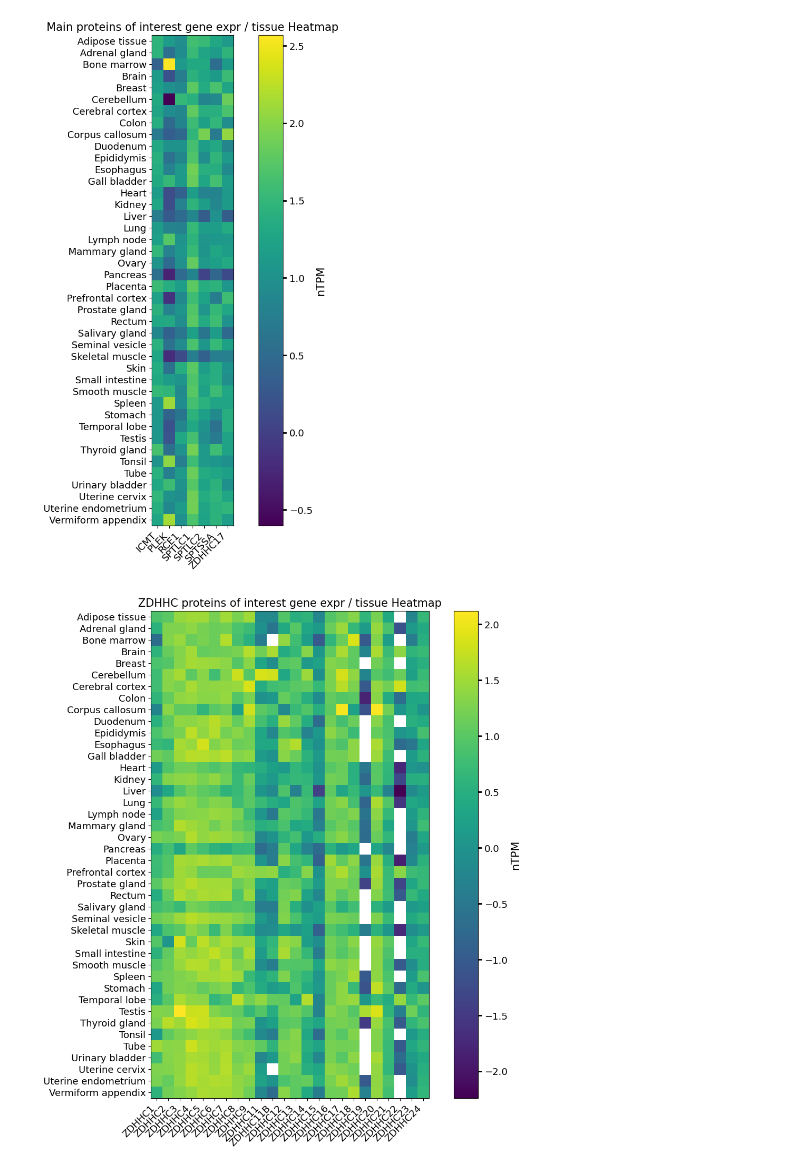
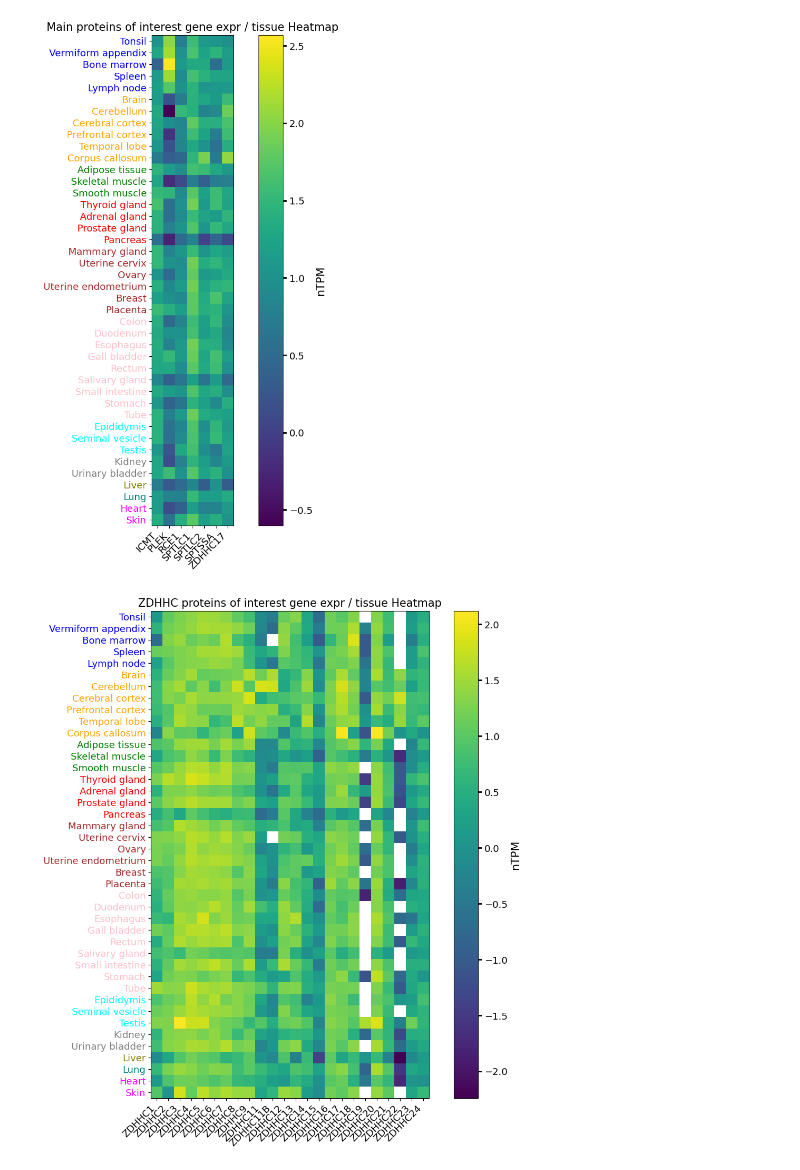
Before and after one commit to CCRI-Bioinformatics/Artem_GeneEx_Palmitoylation, a Jupyter notebook: proteomicsDB.ipynb, the cells around one changed output. Saved outputs shown, nothing was run; the diff lists cells and outputs as text; code cells hidden in the pictures.

Commit message:
organ color mode

```diff
--- a/proteomicsDB.ipynb
+++ b/proteomicsDB.ipynb
@@ -51,6 +85,9 @@ rna_expression_df_zinc.index = rna_expression_df_zinc.index.str.capitalize()
 rna_expression_df_zinc.reindex(order)
 colorder = natsorted(list(rna_expression_df_zinc.columns))
 rna_expression_df_zinc = rna_expression_df_zinc.reindex(colorder, axis=1)
+rna_expression_df_zinc['organ'] = rna_expression_df_zinc.index.to_series().map(tissue_organs)
+rna_expression_df_zinc['color'] = rna_expression_df_zinc['organ'].map(color_dict)
+rna_expression_df_zinc = rna_expression_df_zinc.reindex(order)
 rna_expression_df_zinc
 # %% [output]
 | Gene Name | ZDHHC1 | ZDHHC2 | ZDHHC3 | ZDHHC4 | ZDHHC5 | ZDHHC6 | ZDHHC7 | ZDHHC8 | ZDHHC9 | ZDHHC11 | ... | ... |
@@ -75,7 +112,7 @@ rna_expression_df_zinc
 # %%
 # Create the heatmap using matplotlib
 fig, ax = plt.subplots(figsize=(12, 12))
-df = rna_expression_df_main
+df = rna_expression_df_main.iloc[:, :-2]
 im = ax.imshow(df, cmap='viridis')
 
 # Add x and y axis labels
@@ -83,6 +120,10 @@ ax.set_xticks(range(len(df.columns)))
 ax.set_xticklabels(df.columns, fontsize=13, rotation=45, ha='right')
 ax.set_yticks(range(len(df.index)))
 ax.set_yticklabels(df.index, fontsize=13)
+
+# colour labels by organ
+for tick in ax.yaxis.get_major_ticks():
+    tick.label1.set_color(rna_expression_df_main.loc[tick.label1.get_text()]['color']) #set the color property
 
 # Add a colorbar legend
 cbar = ax.figure.colorbar(im, ax=ax)
@@ -97,33 +138,37 @@ plt.show()
 directory = os.path.expanduser("~/bioinf_isilon/core_bioinformatics_unit/Internal/max_vdl/coreBioinf/kalinchenko/tissueGeneEx/")
 fig.savefig(f'{directory}/plots/proteomicsDB/mainProts.pdf', bbox_inches='tight')
 # %% [output]
-[figure, old version]
+[figure, new version]
 # %%
 # Create the heatmap using matplotlib
 fig, ax = plt.subplots(figsize=(12, 12))
-df = rna_expression_df_zinc
+df = rna_expression_df_zinc.iloc[:, :-2]
 im = ax.imshow(df, cmap='viridis')
 
 # Add x and y axis labels
 ax.set_xticks(range(len(df.columns)))
 ax.set_xticklabels(df.columns, fontsize=13, rotation=45, ha='right')
 ax.set_yticks(range(len(df.index)))
 ax.set_yticklabels(df.index, fontsize=13)
+
+# colour labels by organ
+for tick in ax.yaxis.get_major_ticks():
+    tick.label1.set_color(rna_expression_df_zinc.loc[tick.label1.get_text()]['color']) #set the color property
 
 # Add a colorbar legend
 cbar = ax.figure.colorbar(im, ax=ax)
 cbar.ax.tick_params(labelsize=13, length=5, width=2)
 cbar.set_label("nTPM", fontsize=15)
 
 # Add a title
 ax.set_title('ZDHHC proteins of interest gene expr / tissue Heatmap', fontsize=15)
 
 # Show/Save the plot
 plt.show()
 directory = os.path.expanduser("~/bioinf_isilon/core_bioinformatics_unit/Internal/max_vdl/coreBioinf/kalinchenko/tissueGeneEx/")
 fig.savefig(f'{directory}/plots/proteomicsDB/zincProts.pdf', bbox_inches='tight')
 # %% [output]
-[figure, old version]
+[figure, new version]
 # %%
 # Create the heatmap using matplotlib
 fig, ax = plt.subplots(figsize=(6, 6))
```
Also changed, not shown: parts of 5 cells of this notebook, 2 other files.
